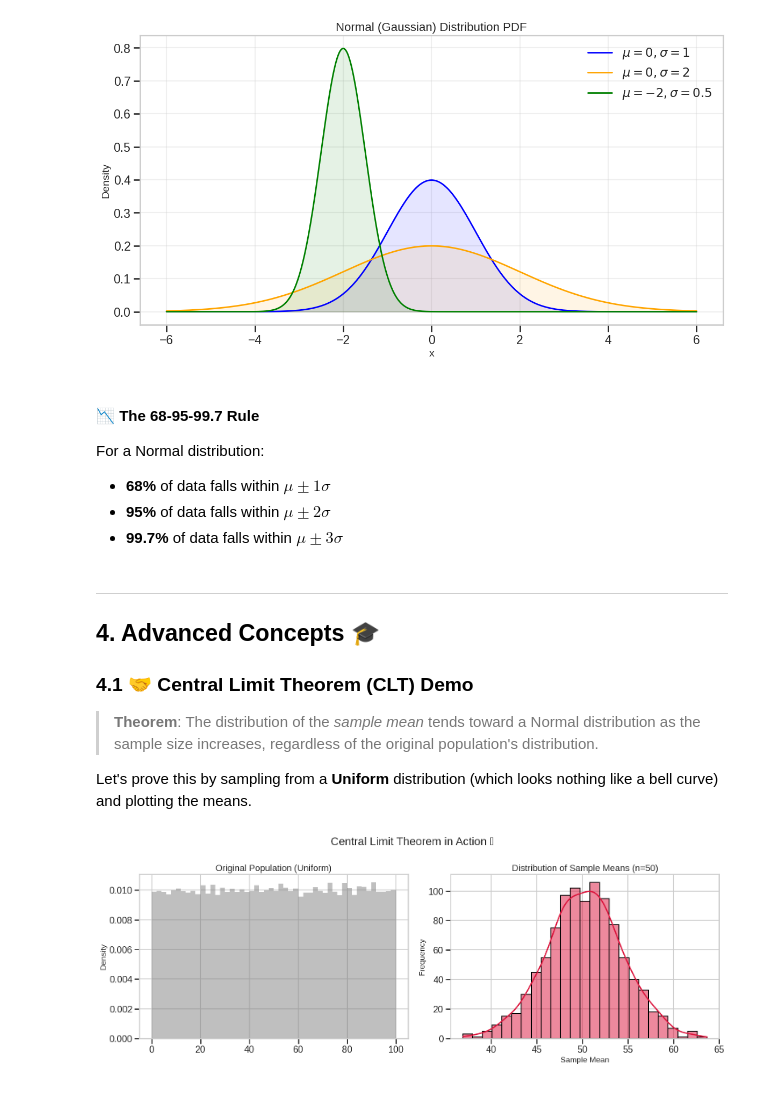
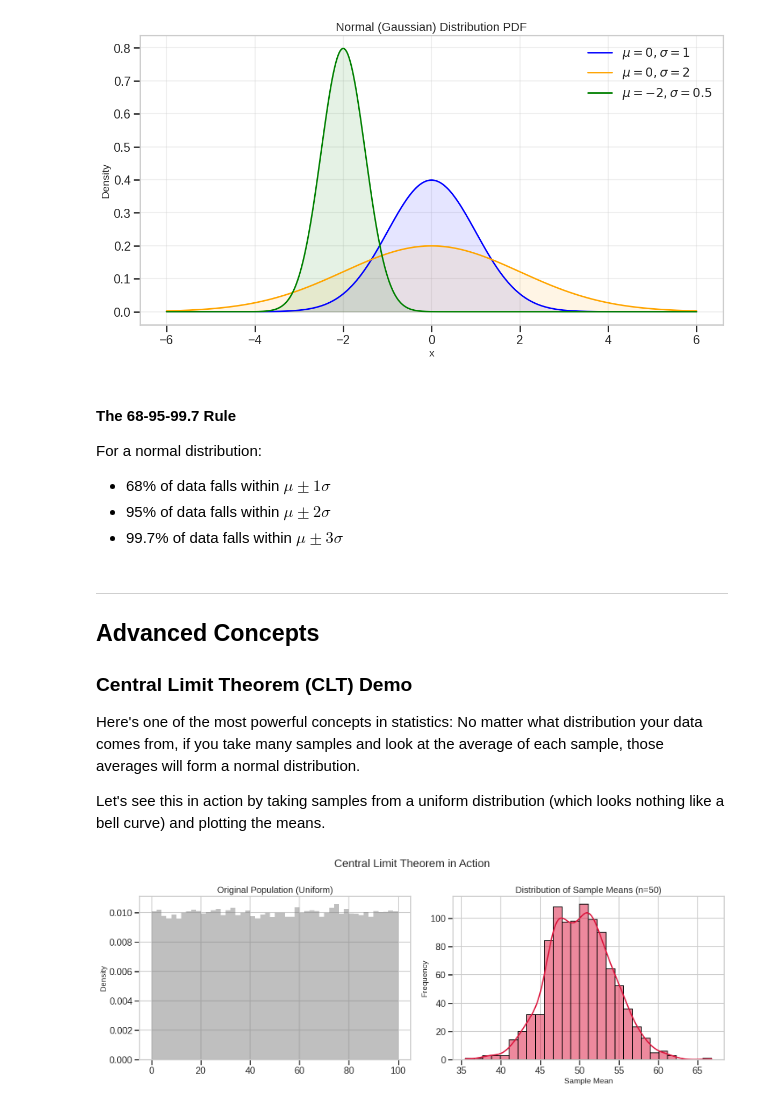
Before and after one commit to ammmanism/ml-from-scratch-lab, a Jupyter notebook: notebooks/00_math_foundations/probability_distributions.ipynb, the cells around one changed output. Saved outputs shown, nothing was run; the diff lists cells and outputs as text; code cells hidden in the pictures.

Commit message:
Improve: probability distribution visual explanations + annotations

```diff
--- a/notebooks/00_math_foundations/probability_distributions.ipynb
+++ b/notebooks/00_math_foundations/probability_distributions.ipynb
@@ -265,19 +261,19 @@ plt.show()
 # %% [output]
 [figure]
 # %% [markdown]
-#### 📉 The 68-95-99.7 Rule
-For a Normal distribution:
-*   **68%** of data falls within $\mu \pm 1\sigma$
-*   **95%** of data falls within $\mu \pm 2\sigma$
-*   **99.7%** of data falls within $\mu \pm 3\sigma$
+#### The 68-95-99.7 Rule
+For a normal distribution:
+- 68% of data falls within $\mu \pm 1\sigma$
+- 95% of data falls within $\mu \pm 2\sigma$
+- 99.7% of data falls within $\mu \pm 3\sigma$
 # %% [markdown]
 ---
-## 4. Advanced Concepts 🎓
+## Advanced Concepts
 
-### 4.1 🤝 Central Limit Theorem (CLT) Demo
-> ****Theorem****: The distribution of the *sample mean* tends toward a Normal distribution as the sample size increases, regardless of the original population's distribution.
+### Central Limit Theorem (CLT) Demo
+Here's one of the most powerful concepts in statistics: No matter what distribution your data comes from, if you take many samples and look at the average of each sample, those averages will form a normal distribution.
 
-Let's prove this by sampling from a **Uniform** distribution (which looks nothing like a bell curve) and plotting the means.
+Let's see this in action by taking samples from a uniform distribution (which looks nothing like a bell curve) and plotting the means.
 # %%
 # Parameters
 pop_size = 100000
@@ -285,34 +281,34 @@ sample_size = 50   # n
 num_samples = 1000 # Number of times we calculate the mean
 
 # 1. Create a non-normal population (Uniform)
 population = np.random.uniform(0, 100, pop_size)
 
 # 2. Draw samples and calculate means
 sample_means = []
 for _ in range(num_samples):
     sample = np.random.choice(population, sample_size)
     sample_means.append(np.mean(sample))
 
 # Visualization
 plt.figure(figsize=(16, 6))
 
 # Plot Population
 plt.subplot(1, 2, 1)
 plt.hist(population, bins=50, color='gray', alpha=0.5, density=True)
 plt.title('Original Population (Uniform)')
 plt.ylabel('Density')
 
 # Plot Sample Means
 plt.subplot(1, 2, 2)
 sns.histplot(sample_means, kde=True, color='crimson')
 plt.title(f'Distribution of Sample Means (n={sample_size})')
 plt.xlabel('Sample Mean')
 plt.ylabel('Frequency')
 
-plt.suptitle('Central Limit Theorem in Action 🚀', fontsize=20)
+plt.suptitle('Central Limit Theorem in Action', fontsize=20)
 plt.tight_layout()
 plt.show()
 # %% [output]
-[figure, old version]
+[figure, new version]
 # %% [markdown]
 ---
```
Also changed, not shown: parts of 14 cells of this notebook.
